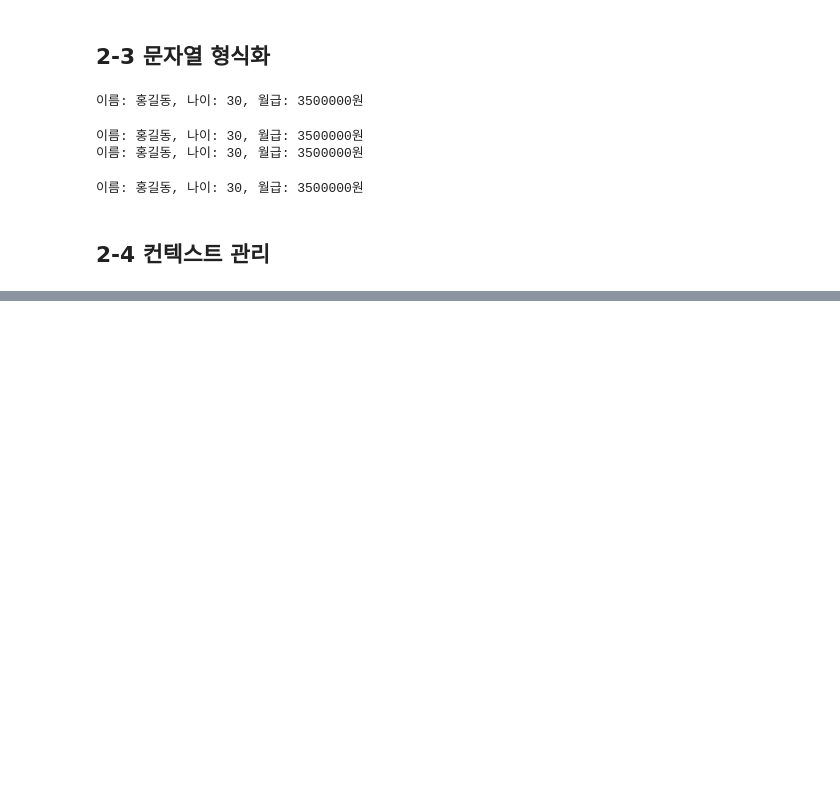
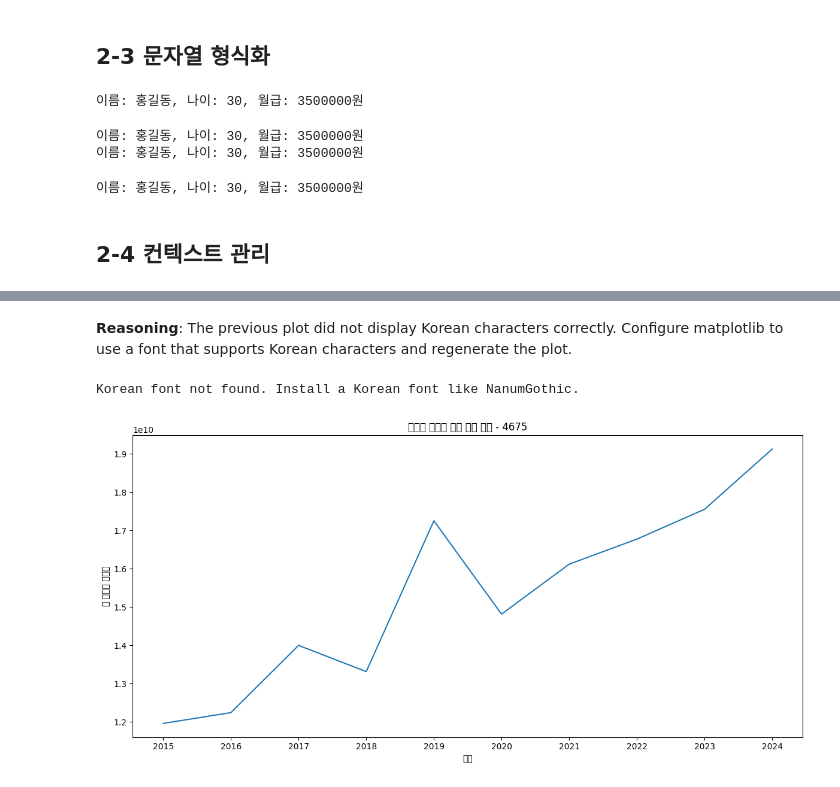
Before and after one commit to punghunLee/Data-Analysis-with-Open-Source, a Jupyter notebook: 오픈소스_데이터_분석_2강.ipynb, the cells around one changed output, grey strips where cells are left out. Cells and saved outputs as stored; diff of their text form; code cells hidden in the pictures; blank space fills up the shorter version.

```diff
--- a/오픈소스_데이터_분석_2강.ipynb
+++ b/오픈소스_데이터_분석_2강.ipynb
@@ -483,0 +685,34 @@ print(data)
+# %% [markdown]
+**Reasoning**:
+The previous plot did not display Korean characters correctly. Configure matplotlib to use a font that supports Korean characters and regenerate the plot.
+# %%
+import matplotlib.pyplot as plt
+import matplotlib.font_manager as fm
+
+# Find a Korean font available on the system
+font_list = fm.findSystemFonts(fontpaths=None, fontext='ttf')
+korean_font = None
+for font in font_list:
+    if 'Nanum' in font or 'Malgun' in font: # Look for common Korean fonts
+        korean_font = font
+        break
+
+if korean_font:
+    plt.rcParams['font.family'] = fm.FontProperties(fname=korean_font).get_name()
+    print(f"Using Korean font: {plt.rcParams['font.family']}")
+else:
+    print("Korean font not found. Install a Korean font like NanumGothic.")
+    # Fallback to a default font if no Korean font is found
+    plt.rcParams['font.family'] = 'DejaVu Sans'
+
+
+plt.figure(figsize=(12, 6))
+plt.plot(yearly_energy_usage.index, yearly_energy_usage.values)
+plt.title("연도별 에너지 사용 총액 변화 - 4675")
+plt.xlabel("년도")
+plt.ylabel("총 에너지 사용량")
+plt.tight_layout()
+plt.show()
+# %% [output]
+Korean font not found. Install a Korean font like NanumGothic.
+[figure, added]
```
Also changed, not shown: parts of 28 cells of this notebook.
